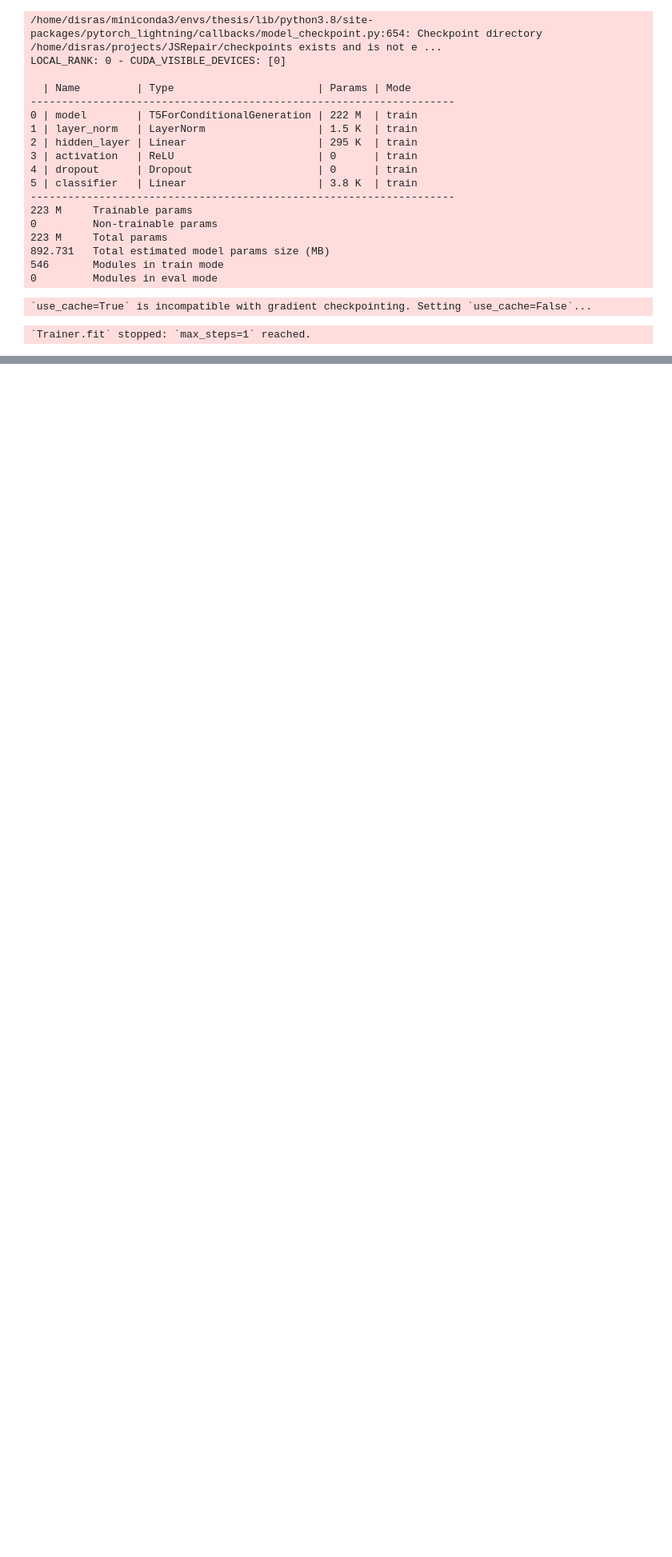
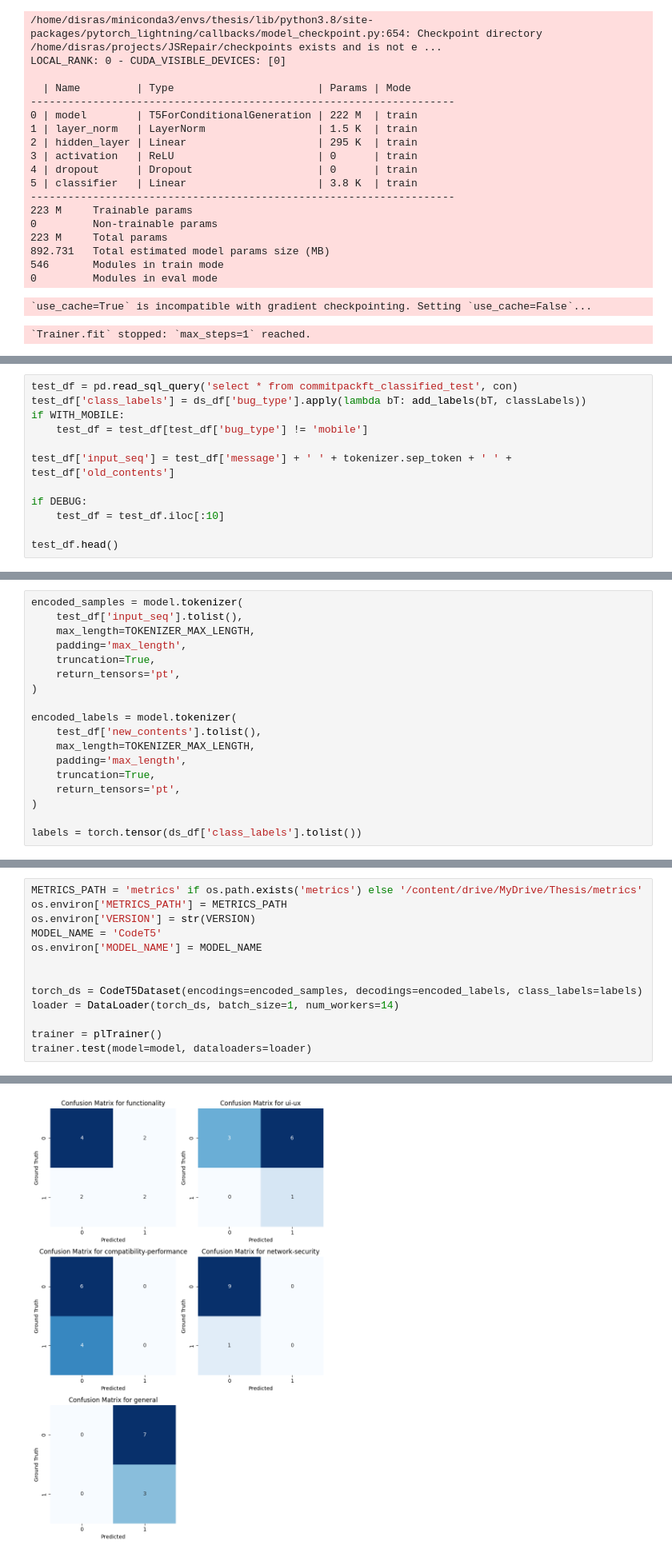
Before and after one commit to radistoubalidis/JSRepair, a Jupyter notebook: CodeT5_JSRepair.ipynb, the cells around one changed output, grey strips where cells are left out. Shown: that part at 80% size. Drawn from its saved outputs; the diff is of its cells as text; blank space fills up the shorter version.

```diff
--- a/CodeT5_JSRepair.ipynb
+++ b/CodeT5_JSRepair.ipynb
@@ -285,0 +297,12 @@ LOCAL_RANK: 0 - CUDA_VISIBLE_DEVICES: [0]
+# %%
+test_df = pd.read_sql_query('select * from commitpackft_classified_test', con)
+test_df['class_labels'] = ds_df['bug_type'].apply(lambda bT: add_labels(bT, classLabels))
+if WITH_MOBILE:
+    test_df = test_df[test_df['bug_type'] != 'mobile']
+
+test_df['input_seq'] = test_df['message'] + ' ' + tokenizer.sep_token + ' ' + test_df['old_contents']
+
+if DEBUG:
+    test_df = test_df.iloc[:10]
+
+test_df.head()
@@ -285,0 +347,18 @@ LOCAL_RANK: 0 - CUDA_VISIBLE_DEVICES: [0]
+# %%
+encoded_samples = model.tokenizer(
+    test_df['input_seq'].tolist(),
+    max_length=TOKENIZER_MAX_LENGTH,
+    padding='max_length',
+    truncation=True,
+    return_tensors='pt',
+)
+
+encoded_labels = model.tokenizer(
+    test_df['new_contents'].tolist(),
+    max_length=TOKENIZER_MAX_LENGTH,
+    padding='max_length',
+    truncation=True,
+    return_tensors='pt',
+)
+
+labels = torch.tensor(ds_df['class_labels'].tolist())
@@ -285,0 +367,14 @@ LOCAL_RANK: 0 - CUDA_VISIBLE_DEVICES: [0]
+# %%
+METRICS_PATH = 'metrics' if os.path.exists('metrics') else '/content/drive/MyDrive/Thesis/metrics'
+os.environ['METRICS_PATH'] = METRICS_PATH
+os.environ['VERSION'] = str(VERSION)
+MODEL_NAME = 'CodeT5'
+os.environ['MODEL_NAME'] = MODEL_NAME
+
+
+torch_ds = CodeT5Dataset(encodings=encoded_samples, decodings=encoded_labels, class_labels=labels)
+loader = DataLoader(torch_ds, batch_size=1, num_workers=14)
+
+trainer = plTrainer()
+trainer.test(model=model, dataloaders=loader)
+# %% [output]
@@ -285,0 +385 @@ LOCAL_RANK: 0 - CUDA_VISIBLE_DEVICES: [0]
+[figure, added]
```
Also changed, not shown: parts of 28 cells of this notebook.
